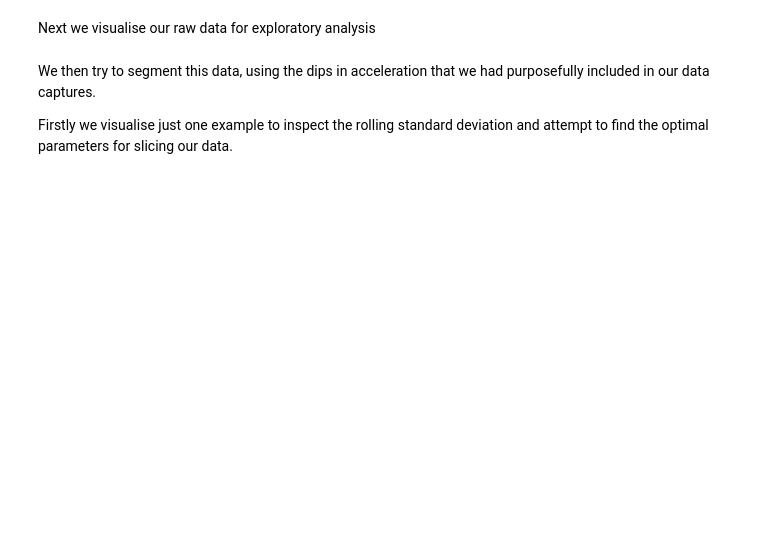
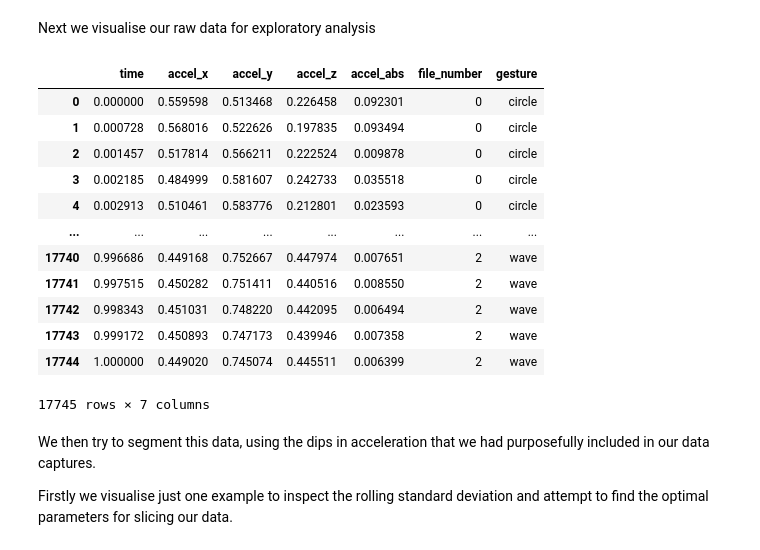
Before and after one commit to aaahunt/DSML, a Jupyter notebook: notebook.ipynb, the cells around one changed output. Saved outputs shown, nothing was run; the diff lists cells and outputs as text; code cells hidden in the pictures; blank space fills up the shorter version.

```diff
--- a/notebook.ipynb
+++ b/notebook.ipynb
@@ -44,5 +44,21 @@ df
 # %% [markdown]
 Next we visualise our raw data for exploratory analysis
+# %%
+test_data
+# %% [output]
+|  | time | accel_x | accel_y | accel_z | accel_abs | file_number | gesture |
+| 0 | 0.000000 | 0.559598 | 0.513468 | 0.226458 | 0.092301 | 0 | circle |
+| 1 | 0.000728 | 0.568016 | 0.522626 | 0.197835 | 0.093494 | 0 | circle |
+| 2 | 0.001457 | 0.517814 | 0.566211 | 0.222524 | 0.009878 | 0 | circle |
+| 3 | 0.002185 | 0.484999 | 0.581607 | 0.242733 | 0.035518 | 0 | circle |
+| 4 | 0.002913 | 0.510461 | 0.583776 | 0.212801 | 0.023593 | 0 | circle |
+| ... | ... | ... | ... | ... | ... | ... | ... |
+| 17740 | 0.996686 | 0.449168 | 0.752667 | 0.447974 | 0.007651 | 2 | wave |
+| 17741 | 0.997515 | 0.450282 | 0.751411 | 0.440516 | 0.008550 | 2 | wave |
+| 17742 | 0.998343 | 0.451031 | 0.748220 | 0.442095 | 0.006494 | 2 | wave |
+| 17743 | 0.999172 | 0.450893 | 0.747173 | 0.439946 | 0.007358 | 2 | wave |
+| 17744 | 1.000000 | 0.449020 | 0.745074 | 0.445511 | 0.006399 | 2 | wave |
+17745 rows × 7 columns
 # %%
 SHOW_RAW_DATA = False
 # %%
```
Also changed, not shown: parts of 11 cells of this notebook, 1 other file.
